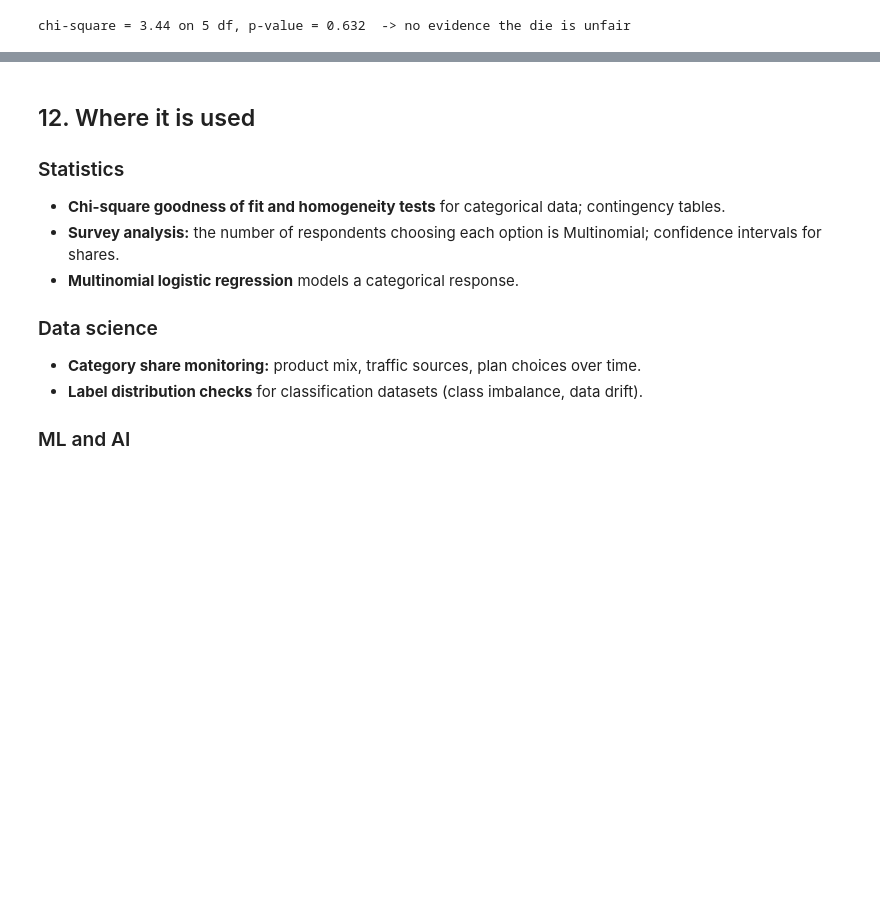
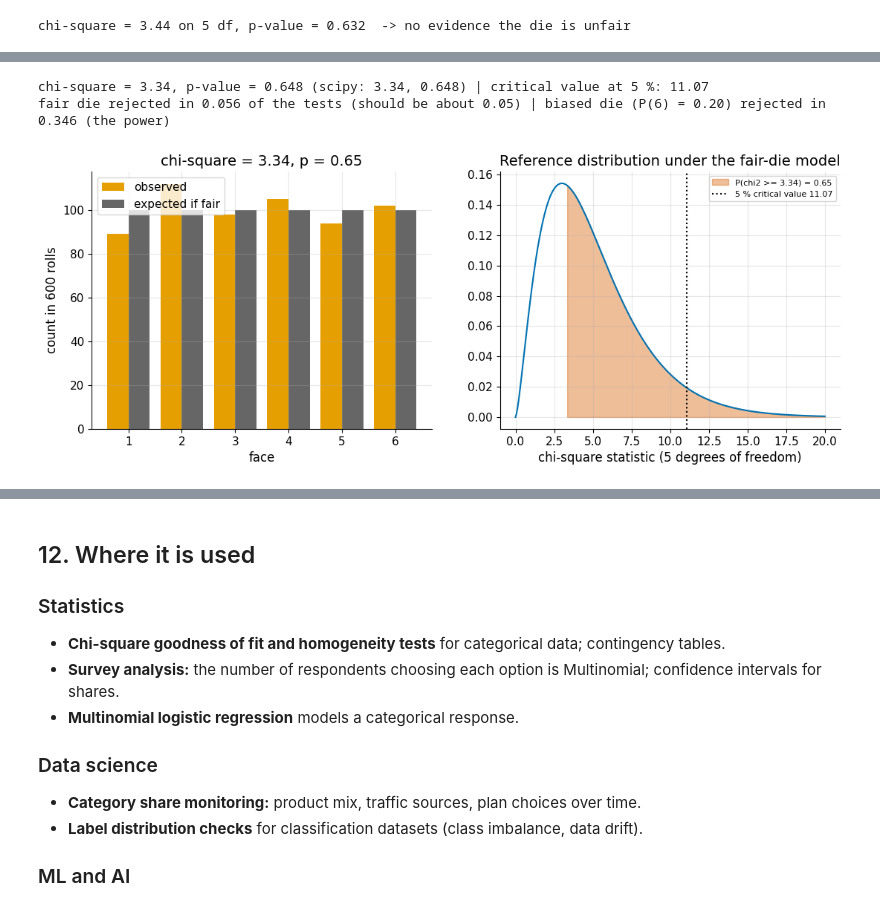
Before and after one commit to AhmedMostafaAttiaaa/distributions-irl, a Jupyter notebook: module_01_discrete/notebooks/01_05_uniform_categorical_multinomial.ipynb, the cells around one changed output, grey strips where cells are left out. Saved outputs shown, nothing was run; the diff lists cells and outputs as text; code cells hidden in the pictures; blank space fills up the shorter version.

```diff
--- a/module_01_discrete/notebooks/01_05_uniform_categorical_multinomial.ipynb
+++ b/module_01_discrete/notebooks/01_05_uniform_categorical_multinomial.ipynb
@@ -416,0 +444,20 @@ chi-square = 3.44 on 5 df, p-value = 0.632  -> no evidence the die is unfair
+# %%
+obs_a = np.array([89, 112, 98, 105, 94, 102]); exp_a = np.full(6, 100.0)
+chi_a = ((obs_a - exp_a) ** 2 / exp_a).sum(); p_a = stats.chi2(5).sf(chi_a)
+res_a = stats.chisquare(obs_a, exp_a)
+print(f"chi-square = {chi_a:.2f}, p-value = {p_a:.3f} (scipy: {res_a.statistic:.2f}, {res_a.pvalue:.3f}) | critical value at 5 %: {stats.chi2(5).ppf(0.95):.2f}")
+assert np.isclose(chi_a, 3.34) and np.isclose(p_a, res_a.pvalue) and sum(obs_a) == 600
+sim_a = np.random.default_rng(3)
+rej_fair = np.mean([stats.chisquare(sim_a.multinomial(600, np.full(6, 1 / 6))).pvalue < 0.05 for rep_a in range(4000)])
+rej_bias = np.mean([stats.chisquare(sim_a.multinomial(600, [0.16] * 5 + [0.20])).pvalue < 0.05 for rep_a in range(4000)])
+print(f"fair die rejected in {rej_fair:.3f} of the tests (should be about 0.05) | biased die (P(6) = 0.20) rejected in {rej_bias:.3f} (the power)")
+assert abs(rej_fair - 0.05) < 0.02 and 0.20 < rej_bias < 0.50
+fig, axes = plt.subplots(1, 2, figsize=(13, 4.5))
+axes[0].bar(np.arange(1, 7) - 0.2, obs_a, 0.4, color=SIM, label="observed"); axes[0].bar(np.arange(1, 7) + 0.2, exp_a, 0.4, color=NEUTRAL, label="expected if fair"); axes[0].set_xlabel("face"); axes[0].set_ylabel("count in 600 rolls"); axes[0].set_title(f"chi-square = {chi_a:.2f}, p = {p_a:.2f}"); axes[0].legend()
+xs_a = np.linspace(0, 20, 300); axes[1].plot(xs_a, stats.chi2(5).pdf(xs_a), color=MAIN); axes[1].fill_between(xs_a, 0, stats.chi2(5).pdf(xs_a), where=xs_a >= chi_a, color=HIGHLIGHT, alpha=0.4, label=f"P(chi2 >= {chi_a:.2f}) = {p_a:.2f}"); axes[1].axvline(stats.chi2(5).ppf(0.95), color="black", linestyle=":", label="5 % critical value 11.07")
+axes[1].set_xlabel("chi-square statistic (5 degrees of freedom)"); axes[1].set_title("Reference distribution under the fair-die model"); axes[1].legend(fontsize=8)
+plt.show()
+# %% [output]
+chi-square = 3.34, p-value = 0.648 (scipy: 3.34, 0.648) | critical value at 5 %: 11.07
+fair die rejected in 0.056 of the tests (should be about 0.05) | biased die (P(6) = 0.20) rejected in 0.346 (the power)
+[figure, added]
```
Also changed, not shown: parts of 11 cells of this notebook.
